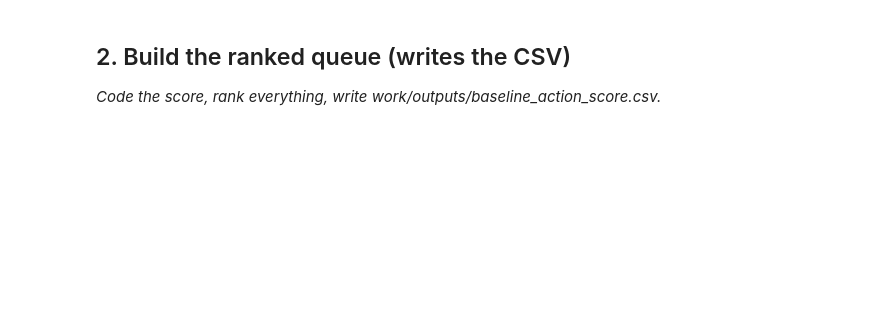
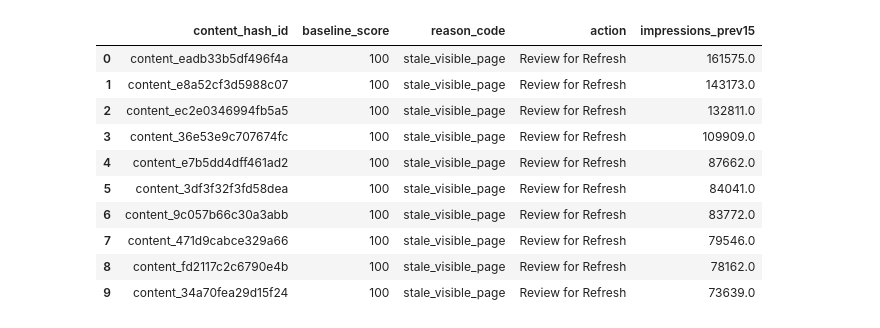
Before and after one commit to ZaxkyyOfficial/Flyrank-AI, a Jupyter notebook: work/notebooks/w04_baseline_score.ipynb, the cells around one changed output. Drawn from its saved outputs; the diff is of its cells as text; code cells hidden in the pictures; blank space fills up the shorter version.

```diff
--- a/work/notebooks/w04_baseline_score.ipynb
+++ b/work/notebooks/w04_baseline_score.ipynb
@@ -12,0 +98,22 @@ This skeleton is yours to fill. Work the sections **in order** — each one has
+# %%
+# This cell is for CODE (numbers, a query, a check).
+# Write your text answer in the cell ABOVE this one — typing sentences here breaks Run All.
+# Menerapkan Aturan Baseline (Skor Maksimal 100)
+df['baseline_score'] = 0
+df.loc[df['content_age_days'] > 180, 'baseline_score'] += 60
+df.loc[df['impressions_prev15'] > 100, 'baseline_score'] += 40
+
+# Menambahkan Reason Code dan Action
+df['reason_code'] = 'stale_visible_page'
+df['action'] = 'Review for Refresh'
+
+# Mengurutkan berdasarkan skor tertinggi, lalu impresi tertinggi sbg tie-breaker
+df_ranked = df.sort_values(by=['baseline_score', 'impressions_prev15'], ascending=[False, False]).reset_index(drop=True)
+
+# Membuat direktori dan menyimpan CSV (Sesuai instruksi: out of git)
+os.makedirs('work/outputs', exist_ok=True)
+csv_path = 'work/outputs/baseline_action_score.csv'
+df_ranked.to_csv(csv_path, index=False)
+
+print(f"File antrean prioritas berhasil disimpan di: {csv_path}")
+print(f"Total halaman dalam antrean: {len(df_ranked):,}")
@@ -13,7 +148,17 @@ This skeleton is yours to fill. Work the sections **in order** — each one has
 # %%
 # This cell is for CODE (numbers, a query, a check).
 # Write your text answer in the cell ABOVE this one — typing sentences here breaks Run All.
+# Menampilkan 10 baris teratas dari antrean yang sudah di-ranking
+display(df_ranked[['content_hash_id', 'baseline_score', 'reason_code', 'action', 'impressions_prev15']].head(10))
+# %% [output]
+|  | content_hash_id | baseline_score | reason_code | action | impressions_prev15 |
+| 0 | content_eadb33b5df496f4a | 100 | stale_visible_page | Review for Refresh | 161575.0 |
+| 1 | content_e8a52cf3d5988c07 | 100 | stale_visible_page | Review for Refresh | 143173.0 |
+| 2 | content_ec2e0346994fb5a5 | 100 | stale_visible_page | Review for Refresh | 132811.0 |
+| 3 | content_36e53e9c707674fc | 100 | stale_visible_page | Review for Refresh | 109909.0 |
+| 4 | content_e7b5dd4dff461ad2 | 100 | stale_visible_page | Review for Refresh | 87662.0 |
+| 5 | content_3df3f32f3fd58dea | 100 | stale_visible_page | Review for Refresh | 84041.0 |
+| 6 | content_9c057b66c30a3abb | 100 | stale_visible_page | Review for Refresh | 83772.0 |
+| 7 | content_471d9cabce329a66 | 100 | stale_visible_page | Review for Refresh | 79546.0 |
+| 8 | content_fd2117c2c6790e4b | 100 | stale_visible_page | Review for Refresh | 78162.0 |
+| 9 | content_34a70fea29d15f24 | 100 | stale_visible_page | Review for Refresh | 73639.0 |
-# %% [markdown]
-## 2. Build the ranked queue (writes the CSV)
-
-*Code the score, rank everything, write work/outputs/baseline_action_score.csv.*
```
Also changed, not shown: parts of 15 cells of this notebook.
